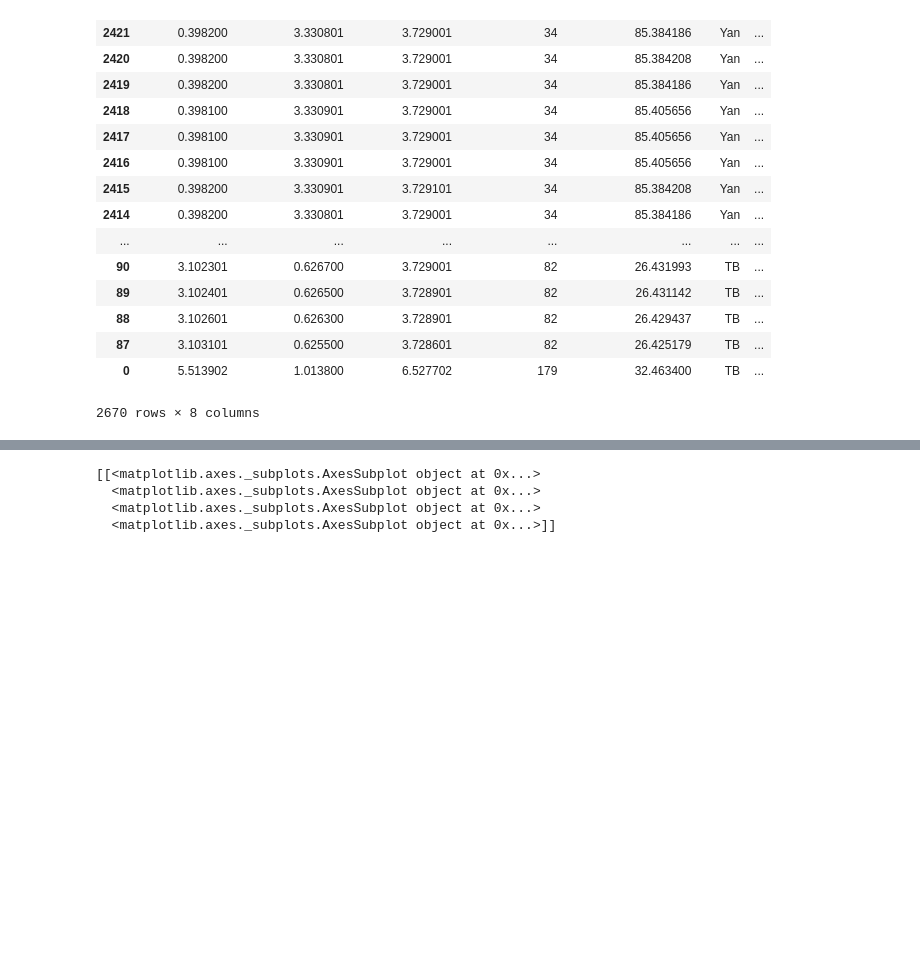
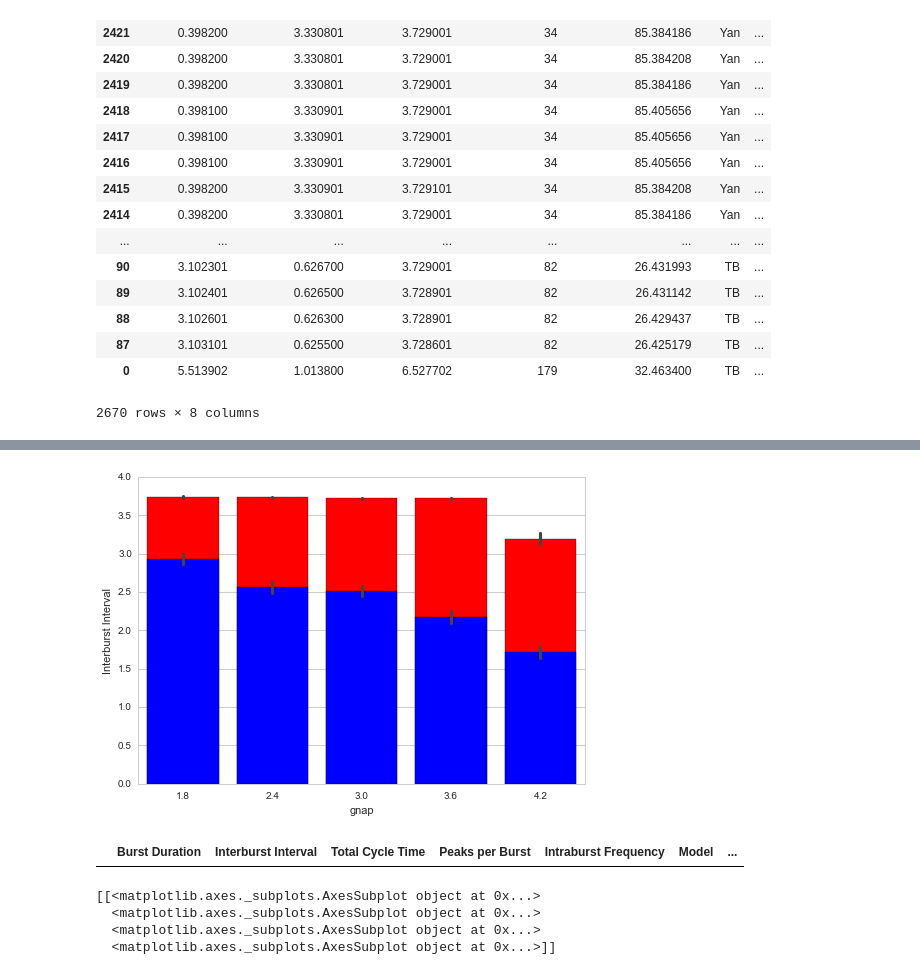
Before and after one commit to mfinemorris/NMProject, a Jupyter notebook: IPYNB/Seaborn Exp.ipynb, the cells around one changed output, grey strips where cells are left out. Drawn from its saved outputs; the diff is of its cells as text; code cells hidden in the pictures; blank space fills up the shorter version.

```diff
--- a/IPYNB/Seaborn Exp.ipynb
+++ b/IPYNB/Seaborn Exp.ipynb
@@ -121,3 +159,12 @@ for key in keys:
+# %%
+top = sns.barplot(x = 'gnap', y = 'Total', data = stacked, color = "red")
+bottom = sns.barplot(x = 'gnap', y = 'Interburst Interval', data=stacked, color = "blue")
+# %% [output]
+[figure, added]
+# %%
+combined_table[combined_table['eL']<-50.0]
+# %% [output]
+|  | Burst Duration | Interburst Interval | Total Cycle Time | Peaks per Burst | Intraburst Frequency | Model | ... |
 # %%
 sns.set(style="whitegrid")
 facets = sns.factorplot("Model", key, "gnap", combined_table, kind="bar",col="eL",legend=True,size=8,palette="YlGnBu_d",margin_titles=True)#, aspect=.8)
```
Also changed, not shown: parts of 5 cells of this notebook.
